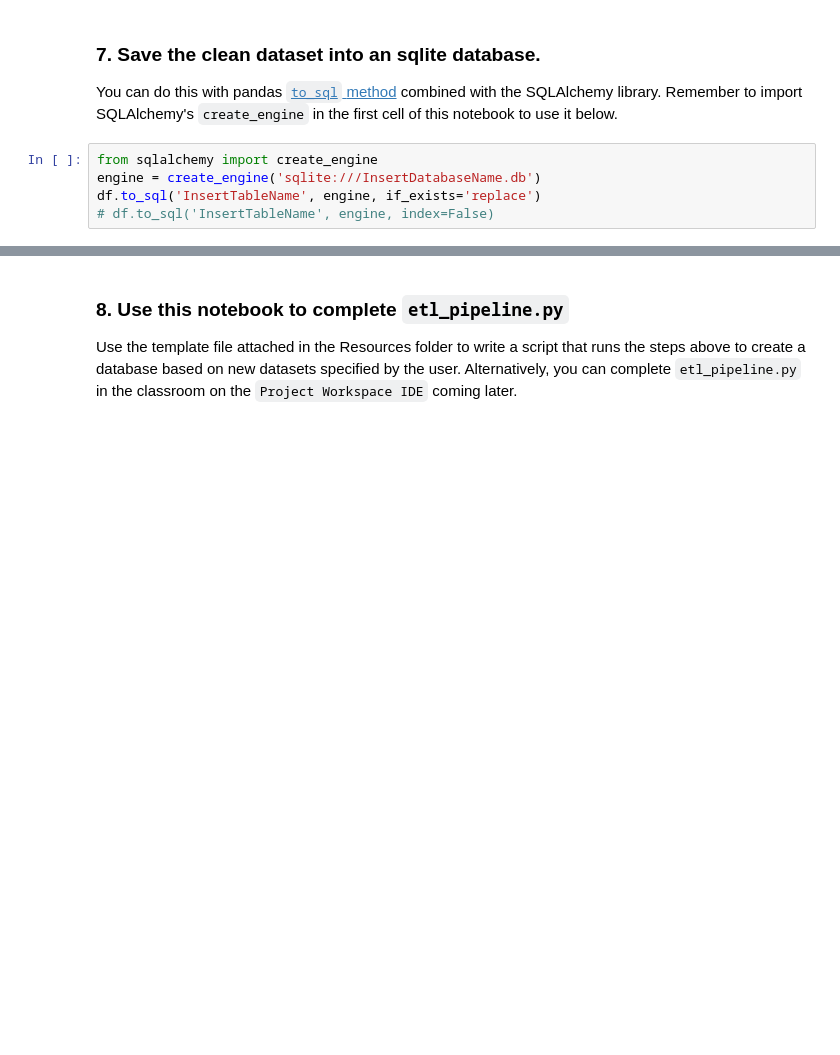
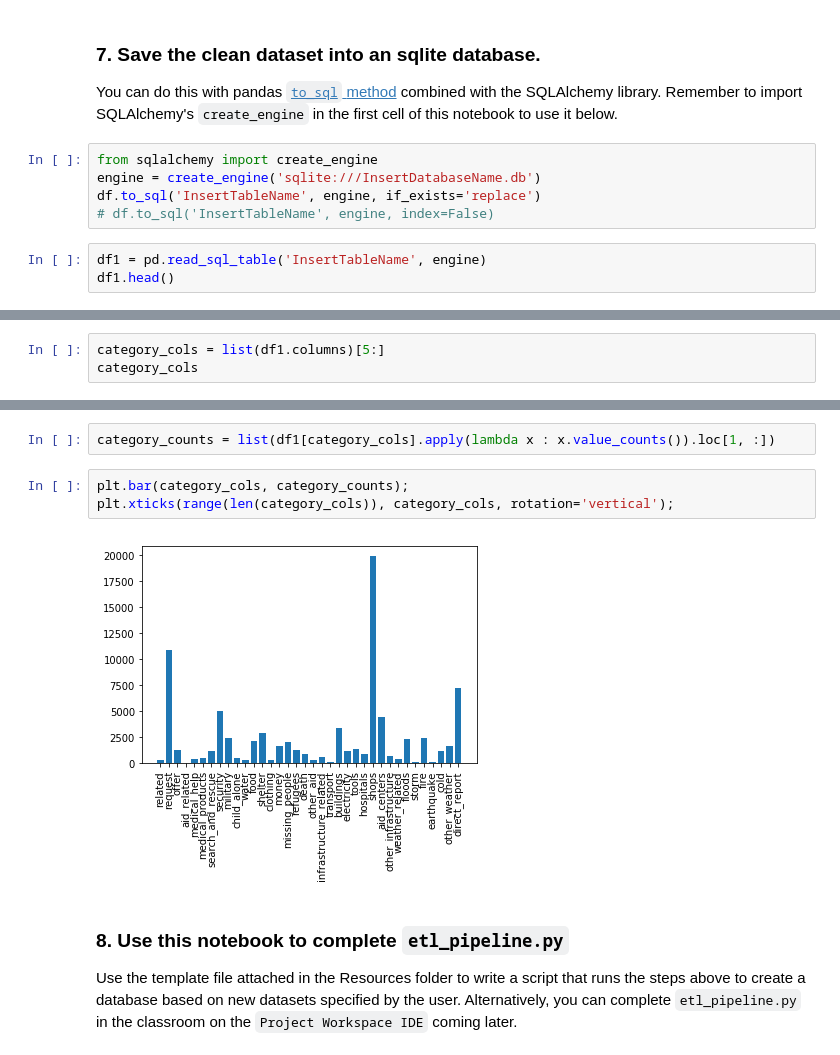
Before and after one commit to sschangi/Data-Science, a Jupyter notebook: Project-Disaster-Response-Pipeline/ETL_Pipeline_Preparation.ipynb, the cells around one changed output, grey strips where cells are left out. Drawn from its saved outputs; the diff is of its cells as text; blank space fills up the shorter version.

```diff
--- a/Project-Disaster-Response-Pipeline/ETL_Pipeline_Preparation.ipynb
+++ b/Project-Disaster-Response-Pipeline/ETL_Pipeline_Preparation.ipynb
@@ -159,3 +223,6 @@ from sqlalchemy import create_engine
 engine = create_engine('sqlite:///InsertDatabaseName.db')
 df.to_sql('InsertTableName', engine, if_exists='replace')
 # df.to_sql('InsertTableName', engine, index=False)
+# %%
+df1 = pd.read_sql_table('InsertTableName', engine)
+df1.head()
@@ -161,0 +237,3 @@ df.to_sql('InsertTableName', engine, if_exists='replace')
+# %%
+category_cols = list(df1.columns)[5:]
+category_cols
@@ -162,3 +258,10 @@ df.to_sql('InsertTableName', engine, if_exists='replace')
+# %%
+category_counts = list(df1[category_cols].apply(lambda x : x.value_counts()).loc[1, :])
+# %%
+plt.bar(category_cols, category_counts);
+plt.xticks(range(len(category_cols)), category_cols, rotation='vertical');
+# %% [output]
+[figure, added]
 # %% [markdown]
 ### 8. Use this notebook to complete `etl_pipeline.py`
 Use the template file attached in the Resources folder to write a script that runs the steps above to create a database based on new datasets specified by the user. Alternatively, you can complete `etl_pipeline.py` in the classroom on the `Project Workspace IDE` coming later.
```
Also changed, not shown: parts of 10 cells of this notebook, 1 other file.
